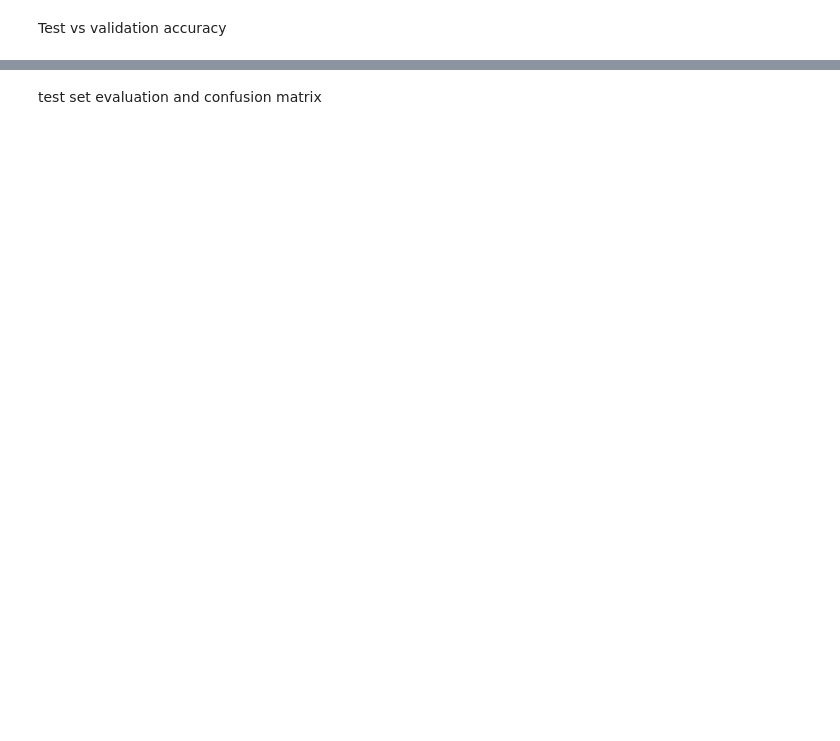
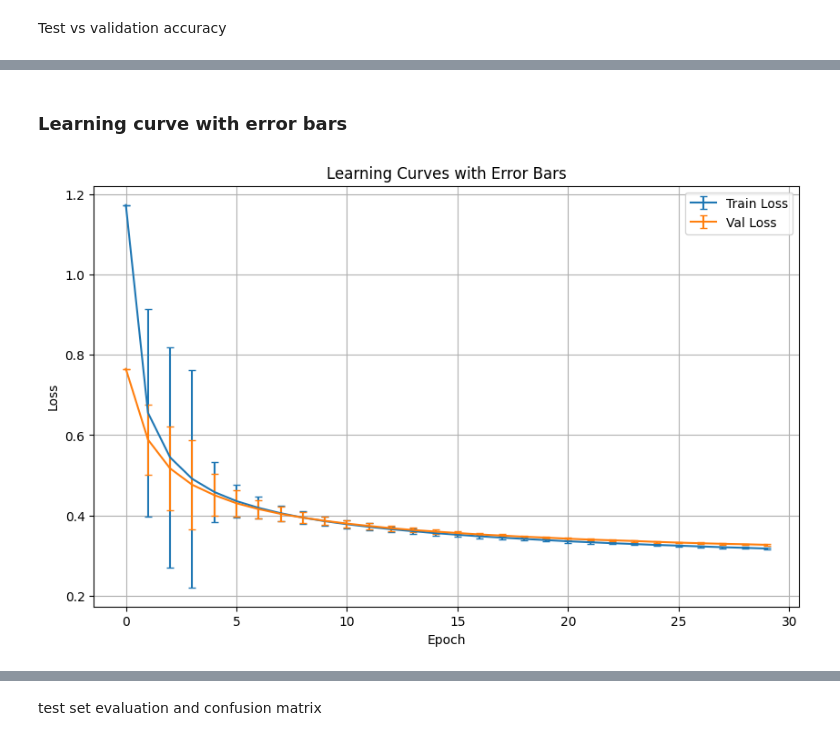
Before and after one commit to abdelrahman7124/Machine-Learning-lab-2, a Jupyter notebook: softmax.ipynb, the cells around one changed output, grey strips where cells are left out. Drawn from its saved outputs; the diff is of its cells as text; code cells hidden in the pictures; blank space fills up the shorter version.

```diff
--- a/softmax.ipynb
+++ b/softmax.ipynb
@@ -168,0 +163,18 @@ plt.show()
+# %% [markdown]
+### Learning curve with error bars
+# %%
+window = 3
+train_std = [np.std(model.training_losses[max(0,i-window):i+1]) for i in range(len(model.training_losses))]
+val_std = [np.std(model.validation_losses[max(0,i-window):i+1]) for i in range(len(model.validation_losses))]
+
+plt.figure(figsize=(10, 6))
+plt.errorbar(range(len(model.training_losses)), model.training_losses, yerr=train_std, label='Train Loss', capsize=3)
+plt.errorbar(range(len(model.validation_losses)), model.validation_losses, yerr=val_std, label='Val Loss', capsize=3)
+plt.xlabel('Epoch')
+plt.ylabel('Loss')
+plt.title('Learning Curves with Error Bars')
+plt.legend()
+plt.grid(True)
+plt.show()
+# %% [output]
+[figure, added]
```
Also changed, not shown: parts of 22 cells of this notebook, 1 other file.
